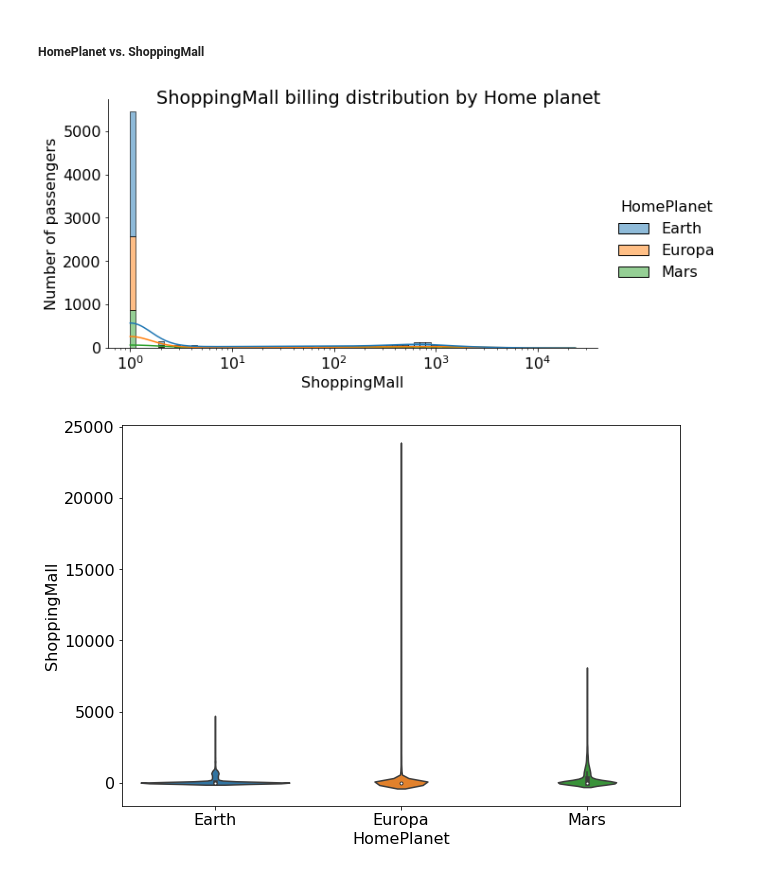
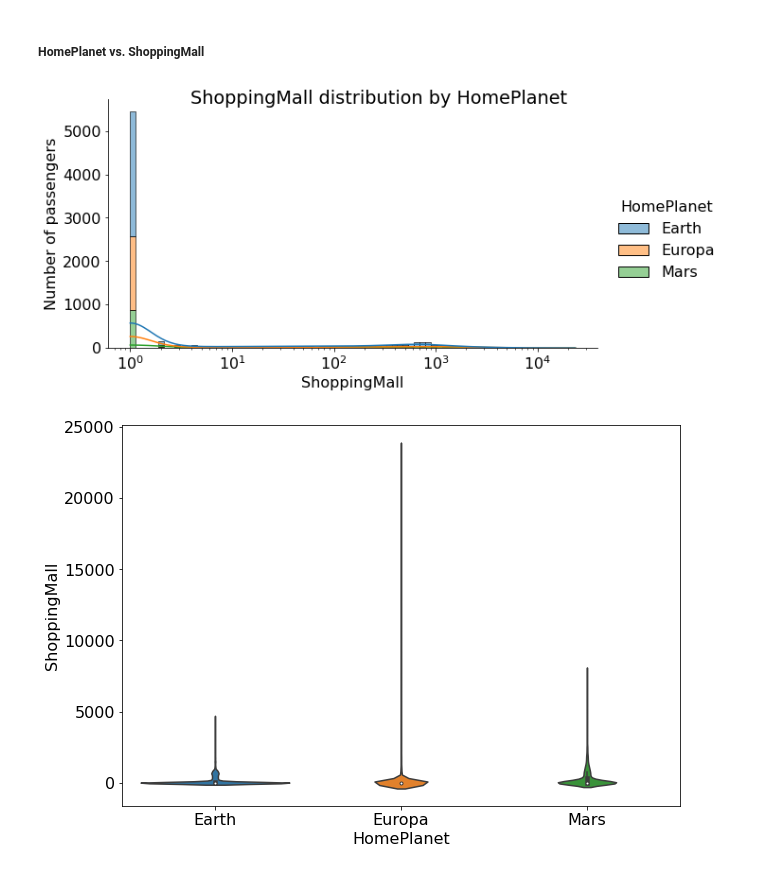
Before and after one commit to ParalogyX/spaceship_titanic, a Jupyter notebook: EDA.ipynb, the cells around one changed output. Drawn from its saved outputs; the diff is of its cells as text; code cells hidden in the pictures.

```diff
--- a/EDA.ipynb
+++ b/EDA.ipynb
@@ -775,14 +793,10 @@ Reject Null Hypothesis
 Null hypothesis is rejected. From plots we can see, that while passengers from Earth and Mars moslty didn't spend money on Room service, individual travellers from Europa spent huge amount.
 # %% [markdown]
 ##### HomePlanet vs. ShoppingMall
-# %%
-df['ShoppingMall'] = df['ShoppingMall'] + 1   # To avoid error on log_scale
-g = sns.displot(df, x='ShoppingMall', kde=True, bins=80, color = 'royalblue', height=4.75, aspect=1.83, hue='HomePlanet', multiple="stack", log_scale=(True,False))
-df['ShoppingMall'] = df['ShoppingMall'] - 1   # Restore values
-g.set_axis_labels("ShoppingMall", "Number of passengers")
-g.fig.suptitle("ShoppingMall billing distribution by Home planet");
-# %% [output]
-[figure, removed]
+# %%
+group_displot(('ShoppingMall', 'HomePlanet'), log_scales=(True,False))
+# %% [output]
+[figure, added]
 # %%
 ax = sns.violinplot(x='HomePlanet', y='ShoppingMall', data=df)
 # %% [output]
```
Also changed, not shown: parts of 384 cells of this notebook.
